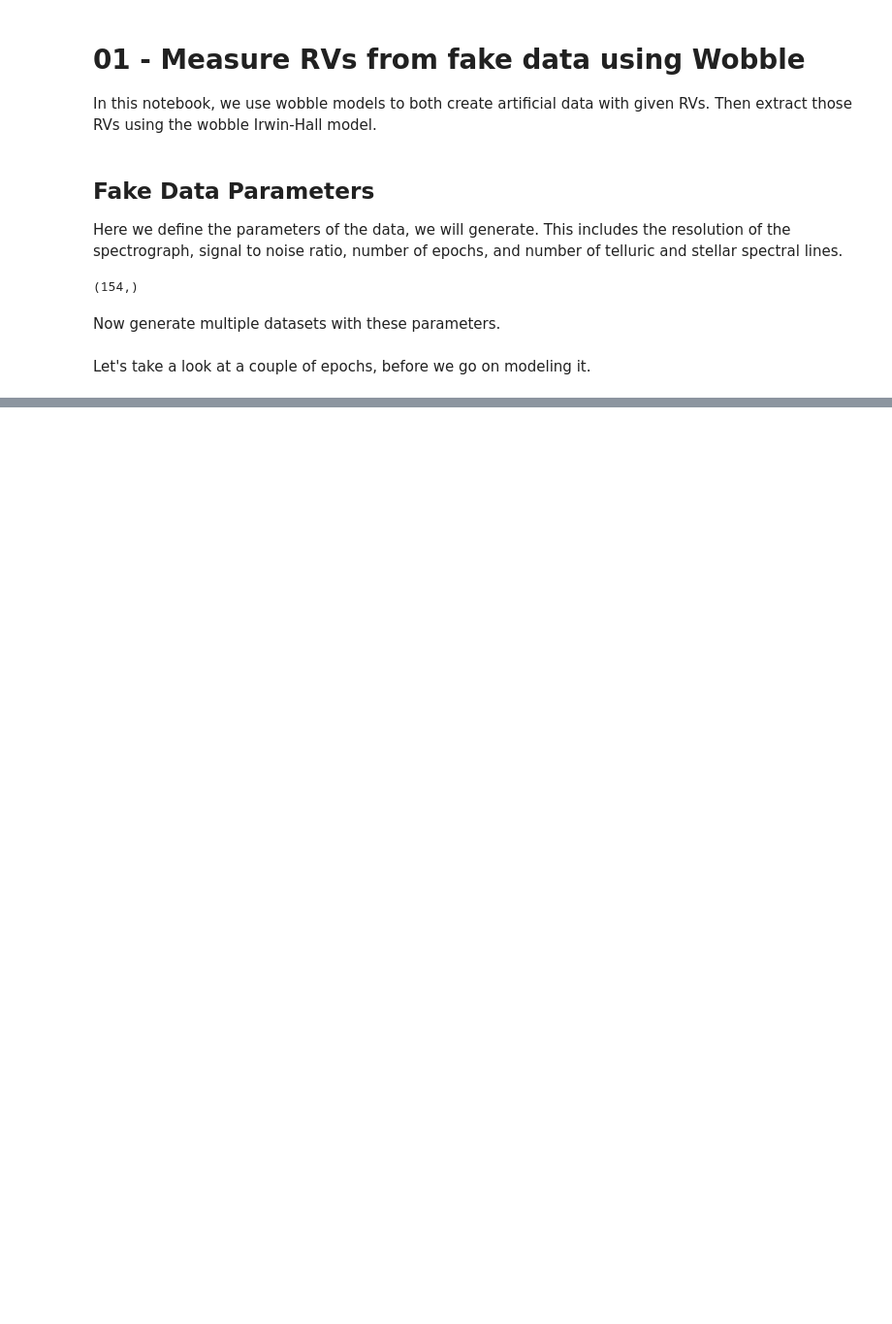
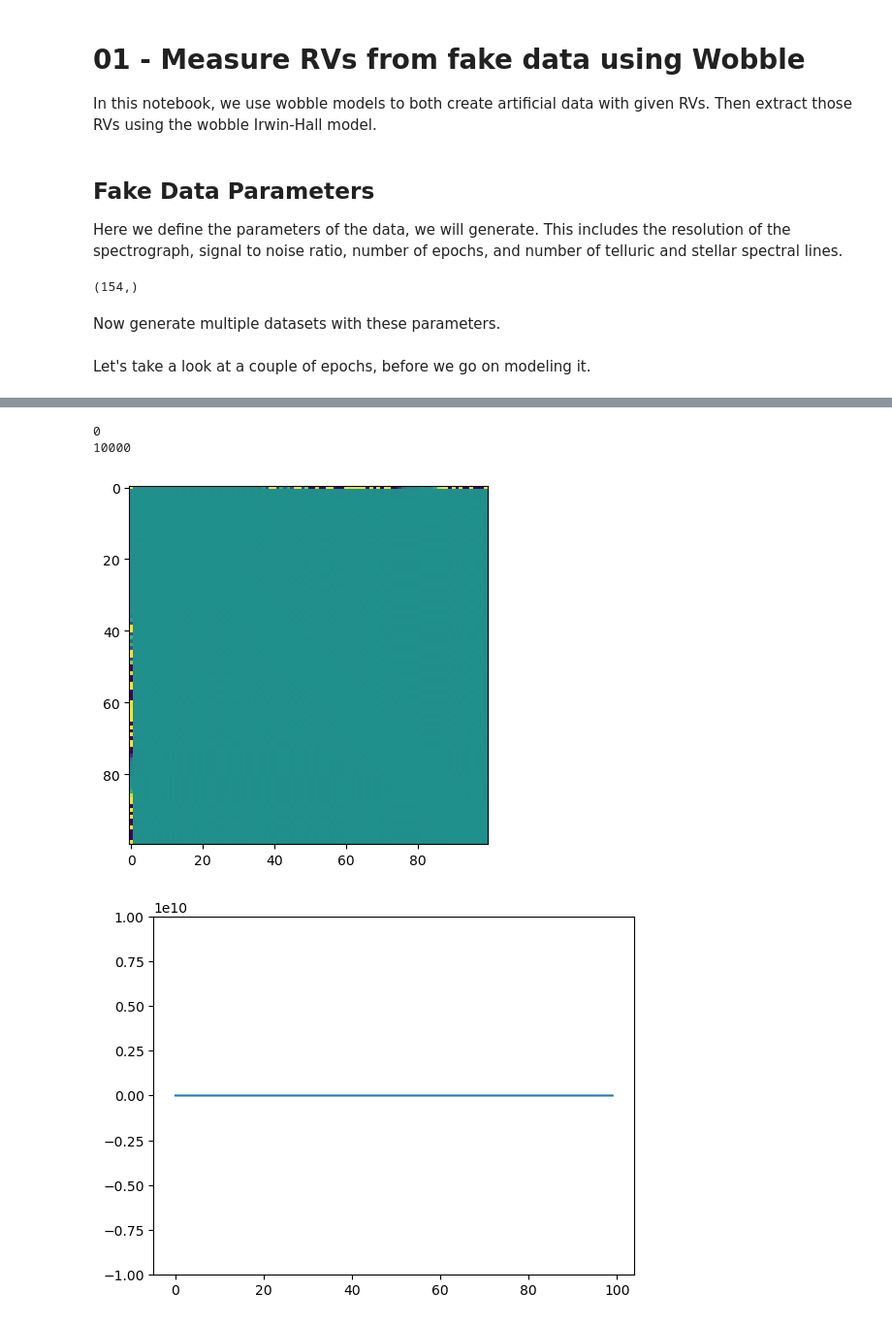
Before and after one commit to mdd423/wobble_jax, a Jupyter notebook: notebooks/01-testdata.ipynb, the cells around one changed output, grey strips where cells are left out. Shown at 97% size. Saved outputs shown, nothing was run; the diff lists cells and outputs as text; code cells hidden in the pictures; blank space fills up the shorter version.

```diff
--- a/notebooks/01-testdata.ipynb
+++ b/notebooks/01-testdata.ipynb
@@ -356,0 +384,14 @@ snr
+# %%
+print(np.sum(np.diag(variance <= 0.0)))
+print(np.product(model_info.shape))
+plt.imshow(variance,vmin=-1e8,vmax=1e8)
+plt.show()
+plt.plot(np.sqrt(np.diag(variance)))
+plt.ylim(-1e9,1e10)
+
+plt.show()
+# %% [output]
+0
+10000
+[figure, added]
+[figure, added]
```
Also changed, not shown: parts of 11 cells of this notebook, 1 other file.
